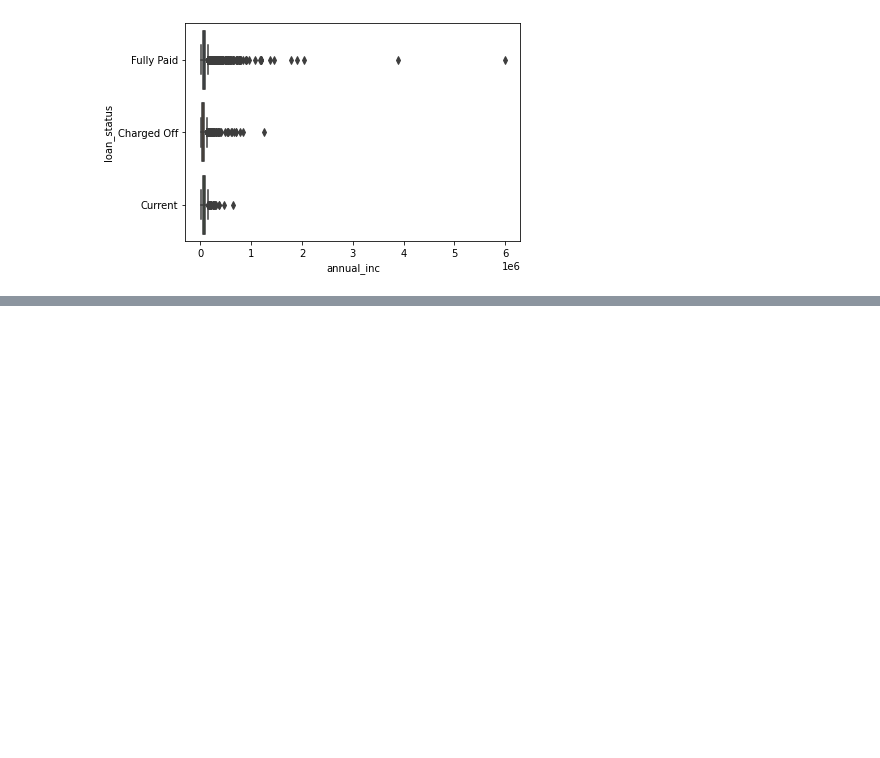
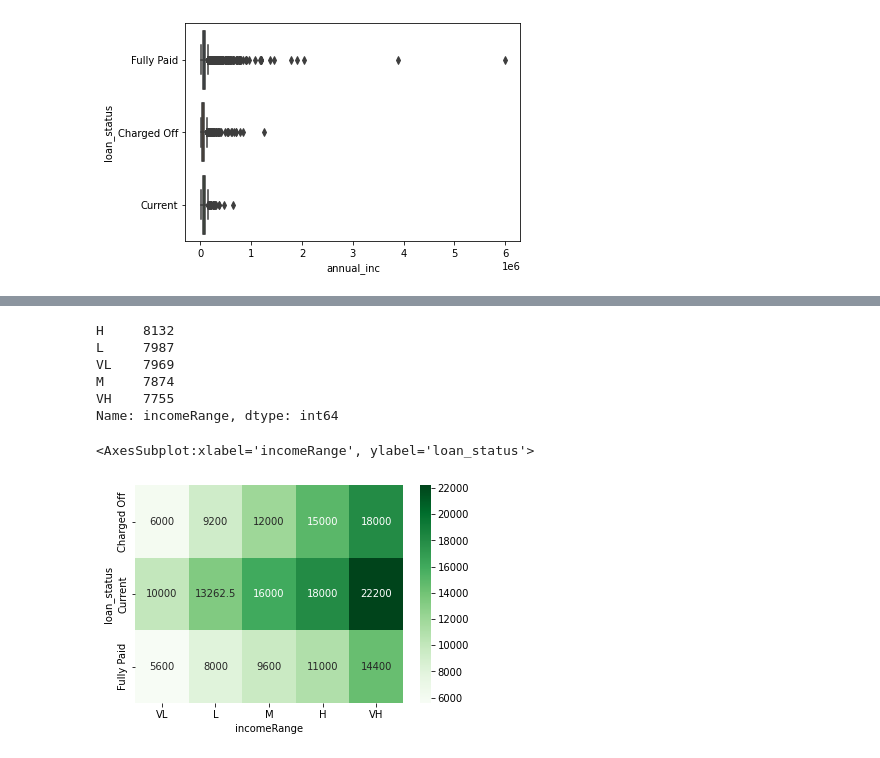
Before and after one commit to sreedevisreekumar/machinelearning, a Jupyter notebook: Assignment.ipynb, the cells around one changed output, grey strips where cells are left out. Saved outputs shown, nothing was run; the diff lists cells and outputs as text; code cells hidden in the pictures; blank space fills up the shorter version.

```diff
--- a/Assignment.ipynb
+++ b/Assignment.ipynb
@@ -168,0 +191,21 @@ plt.show()
+# %%
+df1['incomeRange']=pd.qcut(df1.annual_inc,[0,0.2,0.4,0.6,0.8,1],["VL","L","M","H","VH"])
+# %%
+df1.incomeRange.value_counts()
+# %% [output]
+H     8132
+L     7987
+VL    7969
+M     7874
+VH    7755
+Name: incomeRange, dtype: int64
+# %%
+
+#loan_status of different incomegroup over median loan amount
+res=pd.pivot_table(data=df1,index="loan_status",columns ="incomeRange",values="loan_amnt",aggfunc=lambda x: np.quantile(x,0.5))
+# %%
+##Apply customisations
+sns.heatmap(res,cmap="Greens",annot=True,fmt='g')
+# %% [output]
+<AxesSubplot:xlabel='incomeRange', ylabel='loan_status'>
+[figure, added]
```
Also changed, not shown: parts of 29 cells of this notebook.
